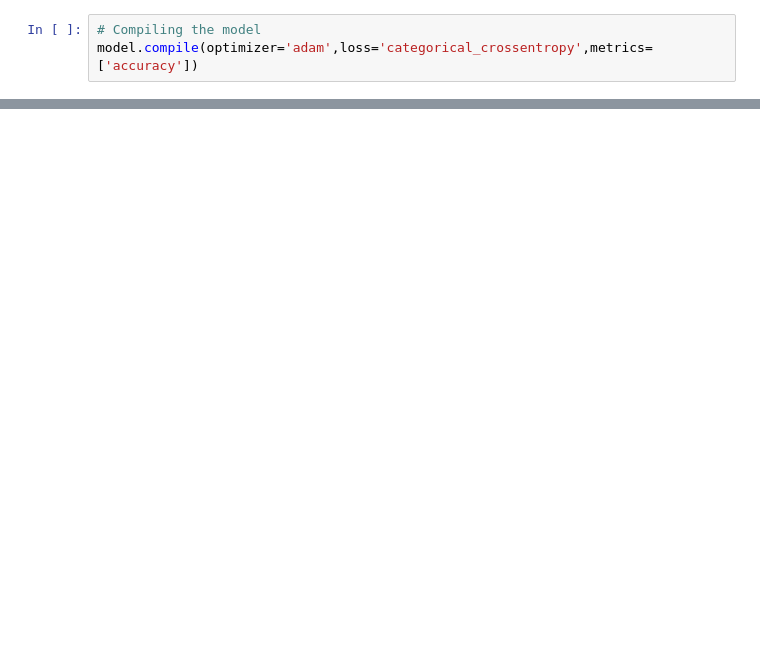
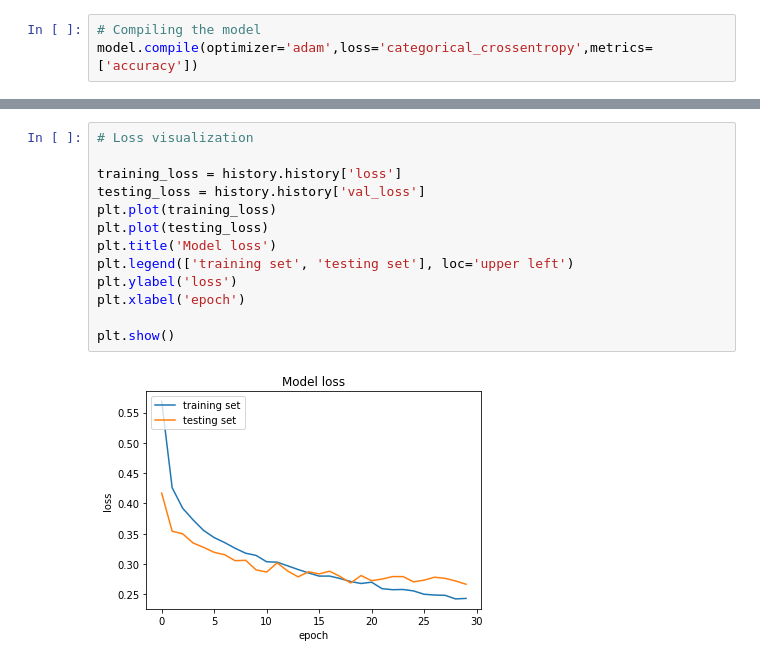
Before and after one commit to dahmd1/fashion-classification, a Jupyter notebook: fashion_classification.ipynb, the cells around one changed output, grey strips where cells are left out. Drawn from its saved outputs; the diff is of its cells as text; blank space fills up the shorter version.

```diff
--- a/fashion_classification.ipynb
+++ b/fashion_classification.ipynb
@@ -99,0 +120,15 @@ None
+# %%
+# Loss visualization
+
+training_loss = history.history['loss']
+testing_loss = history.history['val_loss']
+plt.plot(training_loss)
+plt.plot(testing_loss)
+plt.title('Model loss')
+plt.legend(['training set', 'testing set'], loc='upper left')
+plt.ylabel('loss')
+plt.xlabel('epoch')
+
+plt.show()
+# %% [output]
+[figure, added]
```
Also changed, not shown: parts of 9 cells of this notebook.
